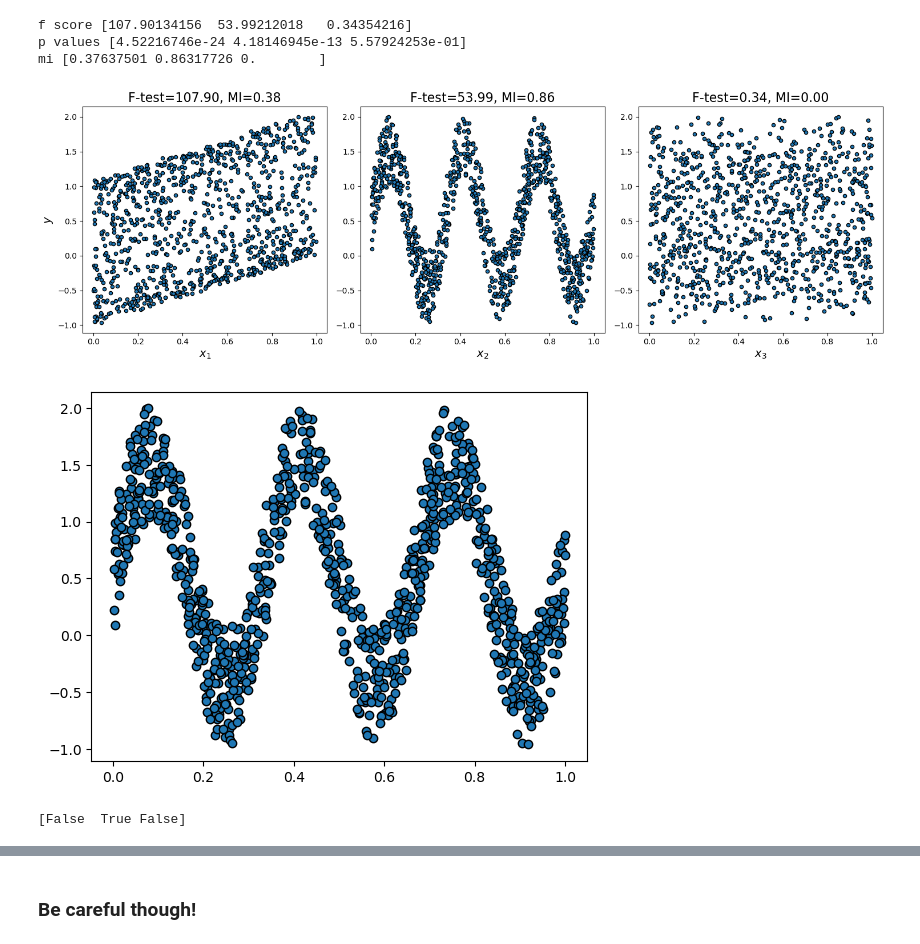
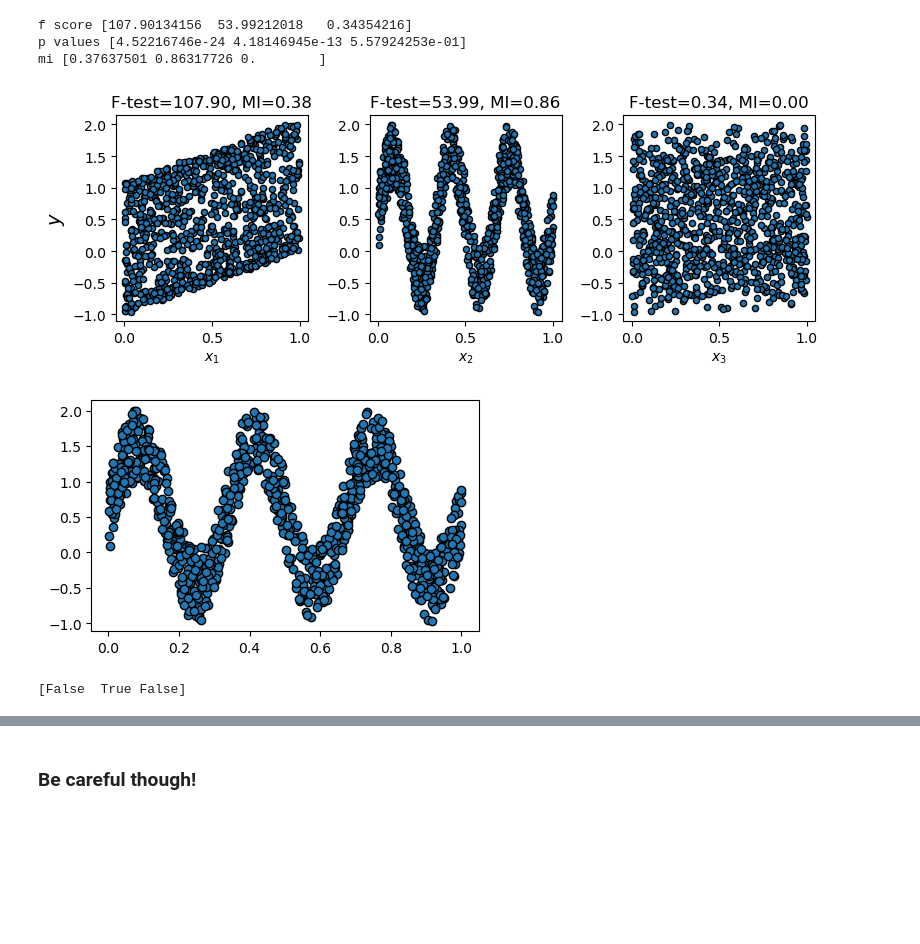
Before and after one commit to BrownDSI/DATA1030-Fall2023, a Jupyter notebook: week4 - misc topics/misc_topics.ipynb, the cells around one changed output, grey strips where cells are left out. Saved outputs shown, nothing was run; the diff lists cells and outputs as text; code cells hidden in the pictures; blank space fills up the shorter version.

```diff
--- a/week4 - misc topics/misc_topics.ipynb
+++ b/week4 - misc topics/misc_topics.ipynb
@@ -533,29 +538,32 @@ f score [107.90134156  53.99212018   0.34354216]
 p values [4.52216746e-24 4.18146945e-13 5.57924253e-01]
 mi [0.37637501 0.86317726 0.        ]
 # %%
-plt.figure(figsize=(15, 5))
+#plt.figure(figsize=(15, 5))
+plt.figure(figsize=(8,3))
 for i in range(3):
     plt.subplot(1, 3, i + 1)
     plt.scatter(X[:, i], y, edgecolor='black', s=20)
-    plt.xlabel("$x_{}$".format(i + 1), fontsize=14)
+    plt.xlabel("$x_{}$".format(i + 1), fontsize=10)
     if i == 0:
         plt.ylabel("$y$", fontsize=14)
     plt.title("F-test={:.2f}, MI={:.2f}".format(f_test[i], mi[i]),
-              fontsize=16)
+              fontsize=12)
 plt.tight_layout()
 plt.show()
 # %% [output]
-[figure, old version]
+[figure, new version]
 # %%
 from sklearn.feature_selection import SelectKBest
 f_select = SelectKBest(mutual_info_regression,k=1)
 X_f = f_select.fit_transform(X,y)
+
+plt.figure(figsize=(5,3))
 plt.scatter(X_f,y,edgecolor='k')
 plt.show()
 # the features selected:
 print(f_select.get_support())
 # %% [output]
-[figure, old version]
+[figure, new version]
 [False  True False]
 # %%
 from sklearn.feature_selection import SelectPercentile
```
Also changed, not shown: parts of 5 cells of this notebook.
